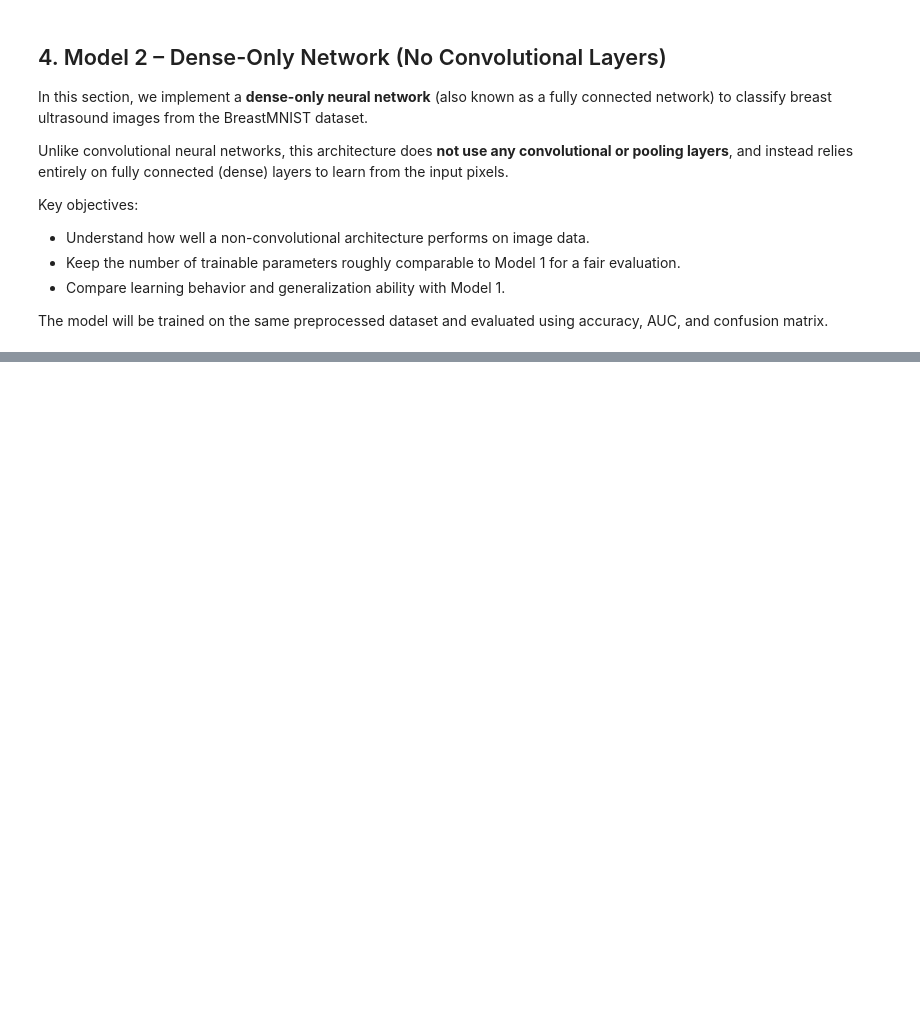
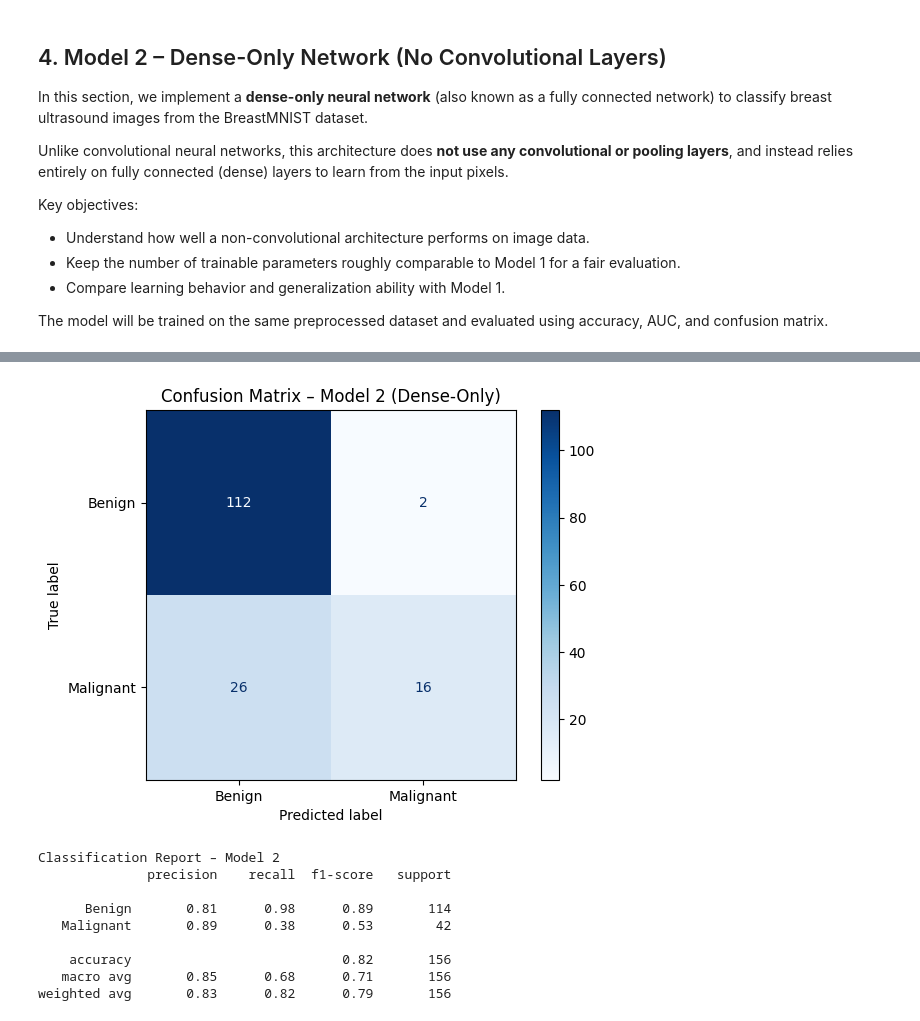
Before and after one commit to S-276/AC_50001, a Jupyter notebook: AC50001_BreastMNIST.ipynb, the cells around one changed output, grey strips where cells are left out. Drawn from its saved outputs; the diff is of its cells as text; code cells hidden in the pictures; blank space fills up the shorter version.

```diff
--- a/AC50001_BreastMNIST.ipynb
+++ b/AC50001_BreastMNIST.ipynb
@@ -406,0 +411,16 @@ Epoch 30/30
+# %%
+# Predict and evaluate
+y_pred_probs2 = model2.predict(X_test).flatten()
+y_pred_classes2 = (y_pred_probs2 > 0.5).astype(int)
+
+# Confusion matrix
+cm2 = confusion_matrix(y_test[:,1], y_pred_classes2)
+disp2 = ConfusionMatrixDisplay(confusion_matrix=cm2, display_labels=["Benign", "Malignant"])
+disp2.plot(cmap='Blues')
+plt.title("Confusion Matrix – Model 2 (Dense-Only)")
+plt.show()
+
+# Classification report
+print("Classification Report – Model 2")
+print(classification_report(y_test[:,1], y_pred_classes2, target_names=["Benign", "Malignant"]))
+# %% [output]
@@ -406,0 +428,10 @@ Epoch 30/30
+[figure, added]
+Classification Report – Model 2
+              precision    recall  f1-score   support
+
+      Benign       0.81      0.98      0.89       114
+   Malignant       0.89      0.38      0.53        42
+
+    accuracy                           0.82       156
+   macro avg       0.85      0.68      0.71       156
+weighted avg       0.83      0.82      0.79       156
```
Also changed, not shown: parts of 2 cells of this notebook.
